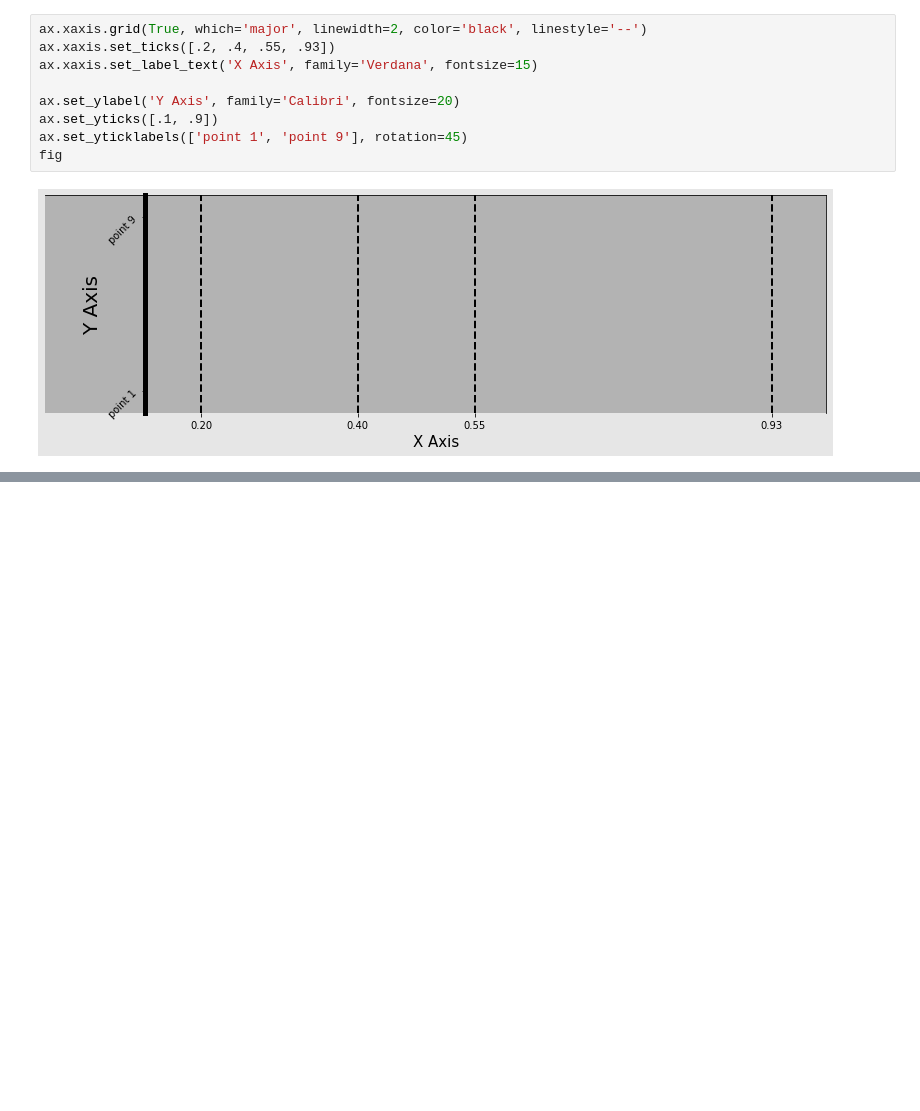
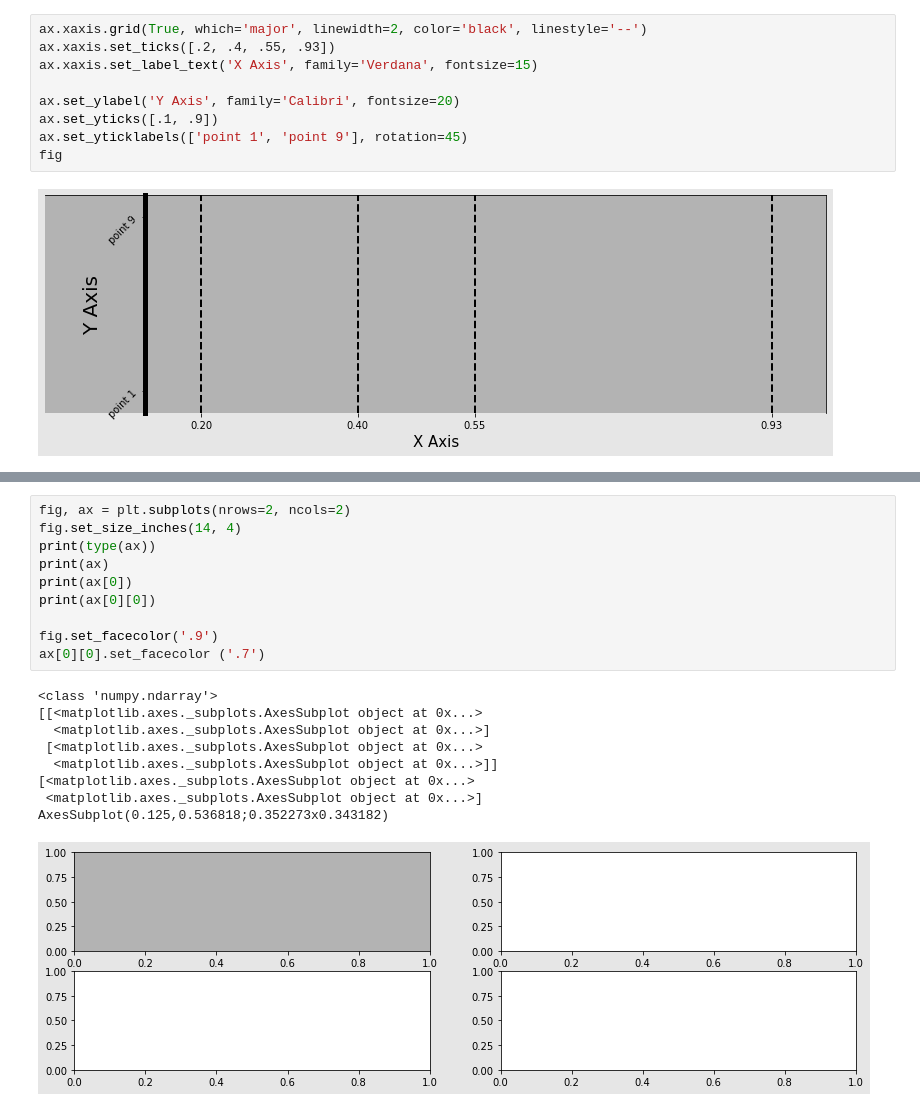
Before and after one commit to son50git/PKT_004_Visualizaiton_PY_MTL, a Jupyter notebook: PKT_004_Rework_01.ipynb, the cells around one changed output, grey strips where cells are left out. Cells and saved outputs as stored; diff of their text form; blank space fills up the shorter version.

```diff
--- a/PKT_004_Rework_01.ipynb
+++ b/PKT_004_Rework_01.ipynb
@@ -188,0 +193,20 @@ fig
+# %%
+fig, ax = plt.subplots(nrows=2, ncols=2)
+fig.set_size_inches(14, 4)
+print(type(ax))
+print(ax)
+print(ax[0])
+print(ax[0][0])
+
+fig.set_facecolor('.9')
+ax[0][0].set_facecolor ('.7')
+# %% [output]
+<class 'numpy.ndarray'>
+[[<matplotlib.axes._subplots.AxesSubplot object at 0x...>
+  <matplotlib.axes._subplots.AxesSubplot object at 0x...>]
+ [<matplotlib.axes._subplots.AxesSubplot object at 0x...>
+  <matplotlib.axes._subplots.AxesSubplot object at 0x...>]]
+[<matplotlib.axes._subplots.AxesSubplot object at 0x...>
+ <matplotlib.axes._subplots.AxesSubplot object at 0x...>]
+AxesSubplot(0.125,0.536818;0.352273x0.343182)
+[figure, added]
```
Also changed, not shown: parts of 4 cells of this notebook.
